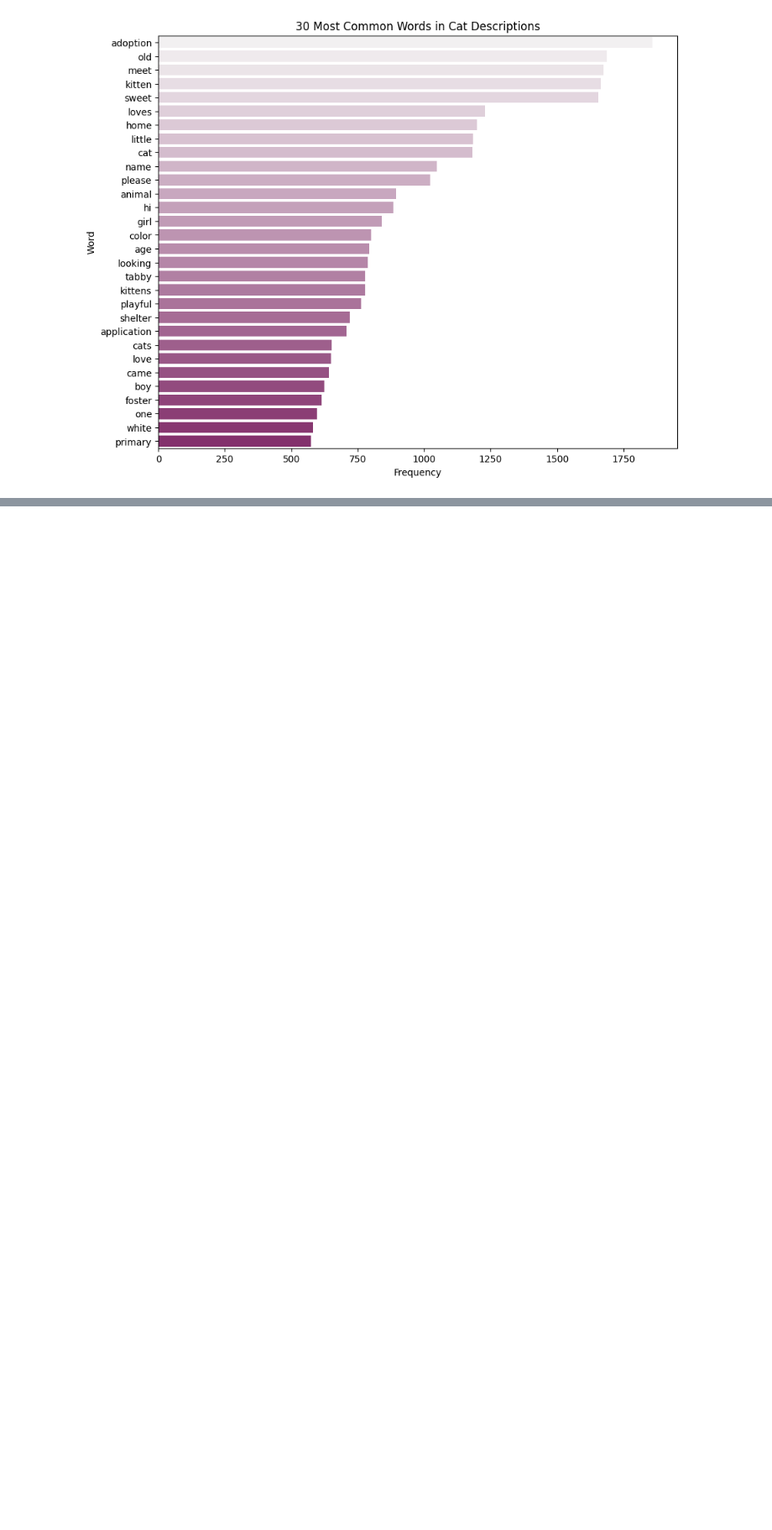
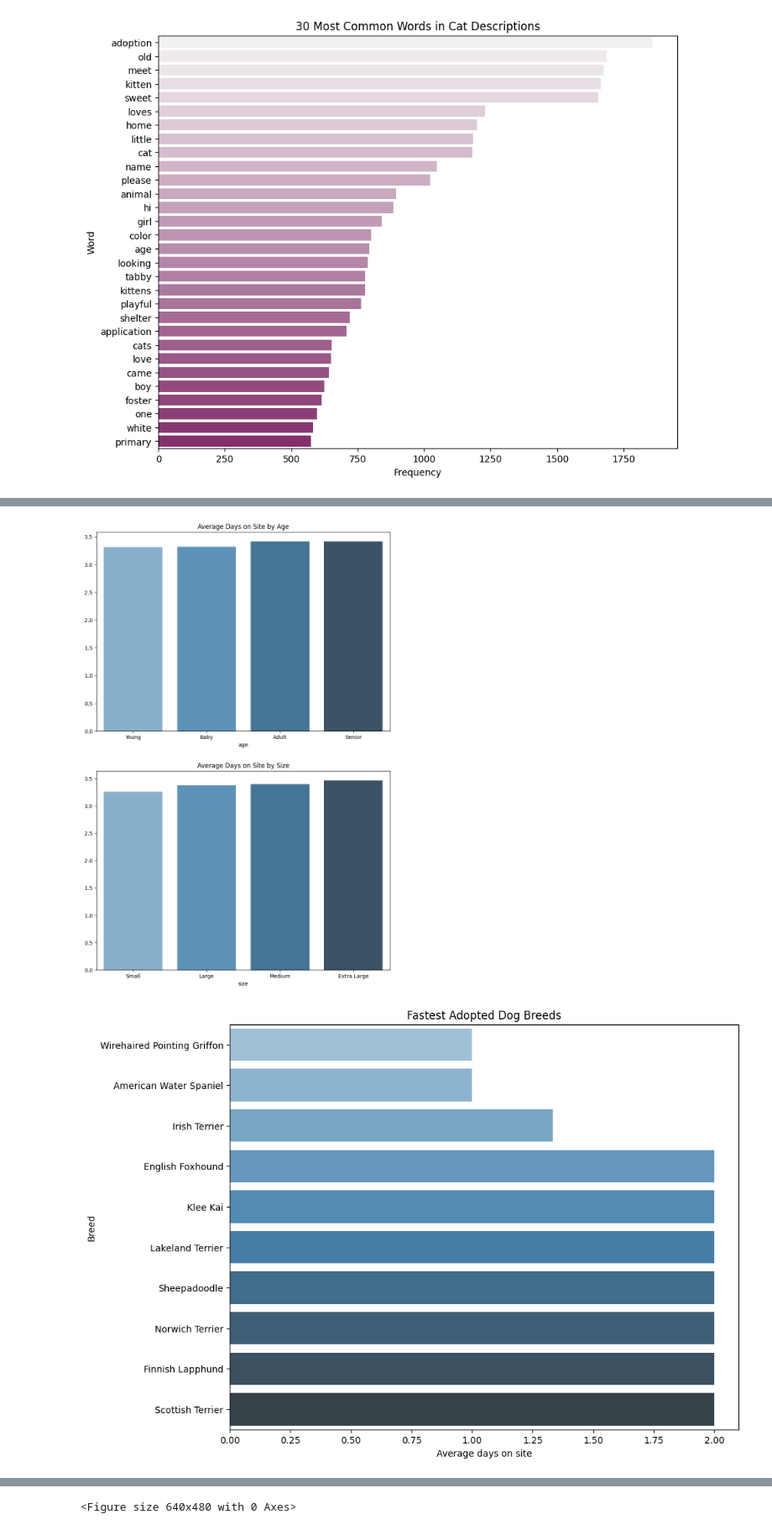
Before and after one commit to violeta-kastreva/pet-adoption-rates-research, a Jupyter notebook: pets-research.ipynb, the cells around one changed output, grey strips where cells are left out. Shown: that part at 84% size. Saved outputs shown, nothing was run; the diff lists cells and outputs as text; code cells hidden in the pictures; blank space fills up the shorter version.

```diff
--- a/pets-research.ipynb
+++ b/pets-research.ipynb
@@ -329,0 +331,55 @@ text_analysis(df)
+# %%
+df = pd.read_csv("data/dogs.csv")
+
+from dateutil.parser import parse
+
+# Convert 'published_at' to datetime format without timezone
+df['published_at'] = df['published_at'].apply(lambda x: parse(x).replace(tzinfo=None))
+
+# Create 'days_on_site' by subtracting 'published_at' from current date
+df['days_on_site'] = (pd.Timestamp.now() - df['published_at']).dt.days
+
+
+# Compute average days on site by age, size, and breed
+age_adoptability = df.groupby('age')['days_on_site'].mean().sort_values()
+size_adoptability = df.groupby('size')['days_on_site'].mean().sort_values()
+
+breed_adoptability = df.groupby('breed')['days_on_site'].mean().sort_values()
+fastest_adopted = breed_adoptability.head(10)
+slowest_adopted = breed_adoptability.tail(10)
+
+adoptability_df = pd.concat([fastest_adopted, slowest_adopted], keys=['Fastest', 'Slowest'], axis=1)
+
+top_breeds = df['breed'].value_counts().nlargest(10).index
+df_top_breeds = df[df['breed'].isin(top_breeds)]
+breed_adoptability = df_top_breeds.groupby('breed')['days_on_site'].mean().sort_values()
+
+# Plot average days on site by age, size, and breed
+fig, ax = plt.subplots(2, 1, figsize=(10, 15))
+
+sns.barplot(x=age_adoptability.index, y=age_adoptability.values, ax=ax[0], palette='Blues_d')
+ax[0].set_title('Average Days on Site by Age')
+
+sns.barplot(x=size_adoptability.index, y=size_adoptability.values, ax=ax[1], palette='Blues_d')
+ax[1].set_title('Average Days on Site by Size')
+
+plt.figure(figsize=(10,8))
+sns.barplot(x=fastest_adopted.values, y=fastest_adopted.index, palette="Blues_d")
+plt.title("Fastest Adopted Dog Breeds")
+plt.xlabel("Average days on site")
+plt.ylabel("Breed")
+plt.show()
+
+# Slowest Adopted Breeds
+plt.figure(figsize=(10,8))
+sns.barplot(x=slowest_adopted.values, y=slowest_adopted.index, palette="Blues_d")
+plt.title("Slowest Adopted Dog Breeds")
+plt.xlabel("Average days on site")
+plt.ylabel("Breed")
+plt.show()
+
+plt.tight_layout()
+plt.show()
+# %% [output]
+[figure, added]
+[figure, added]
@@ -329,0 +387 @@ text_analysis(df)
+<Figure size 640x480 with 0 Axes>
```
Also changed, not shown: parts of 12 cells of this notebook, 2 other files.
